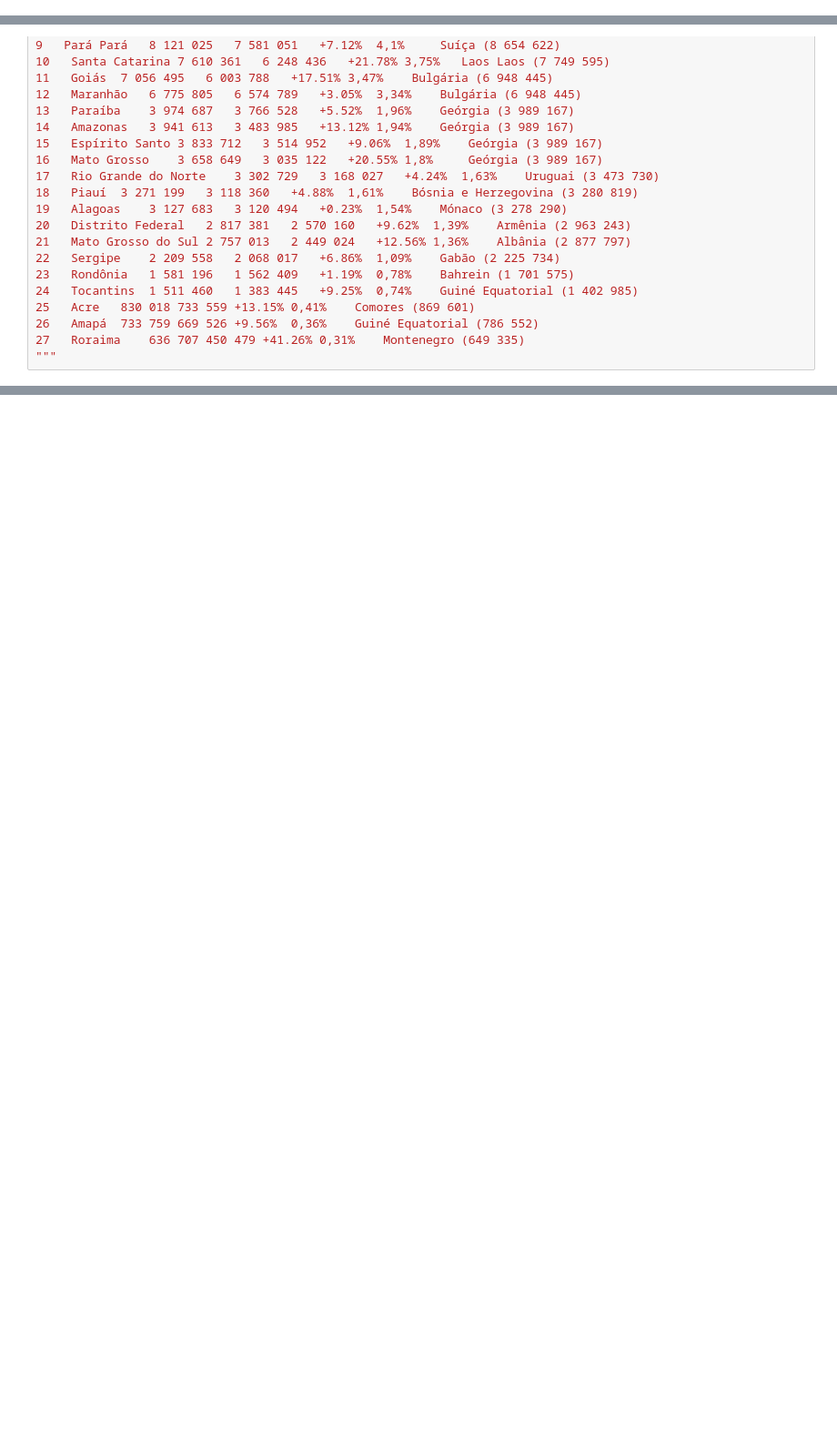
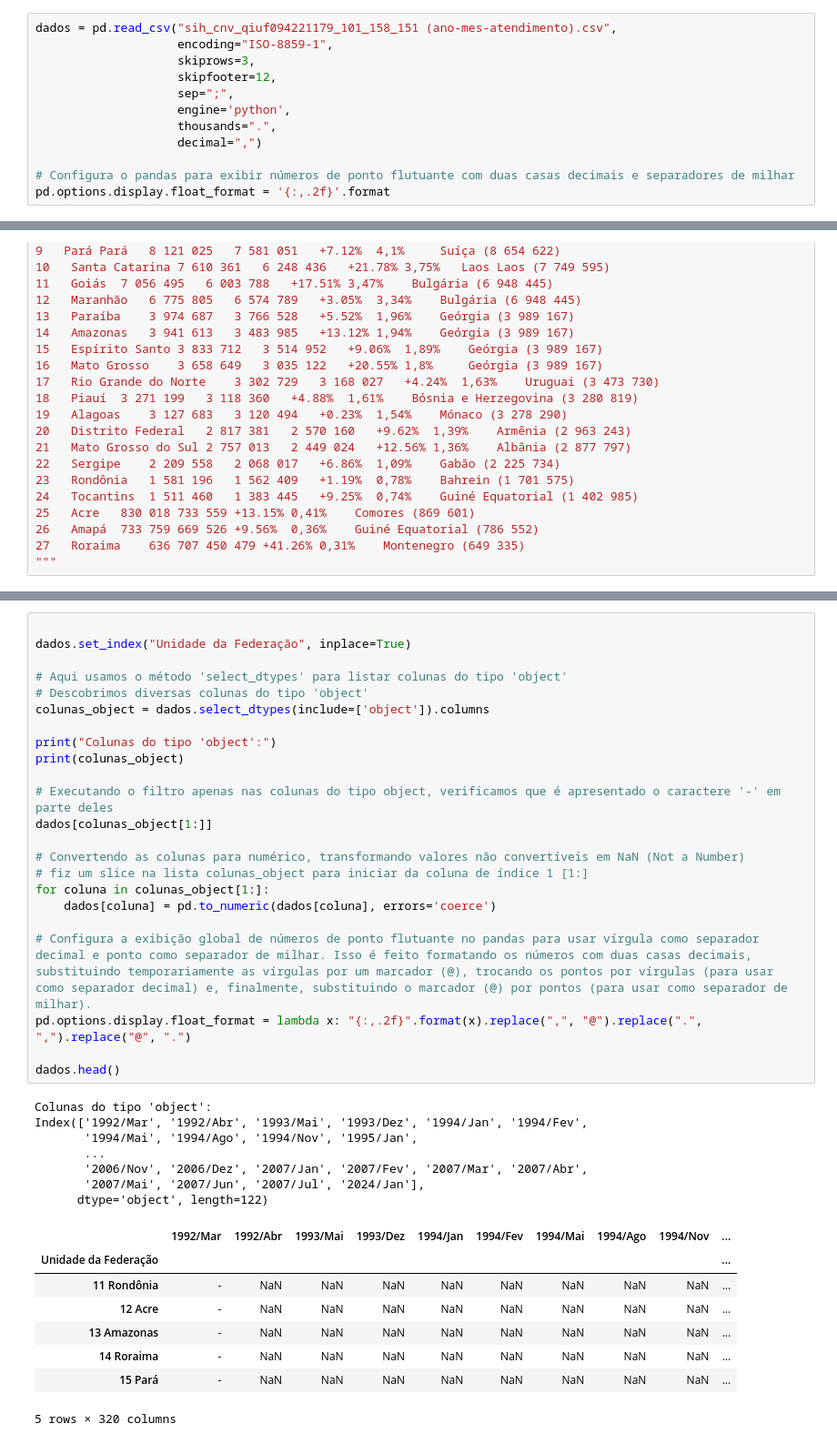
Before and after one commit to alexsoares4a/producao_hospitalar, a Jupyter notebook: visualizacao_dados_aula01_copiar_str.ipynb, the cells around one changed output, grey strips where cells are left out. Shown at 91% size. Saved outputs shown, nothing was run; the diff lists cells and outputs as text; blank space fills up the shorter version.

Commit message:
Visualização de Dados - Aula 01 - Vídeo 1 e 2

```diff
--- a/visualizacao_dados_aula01_copiar_str.ipynb
+++ b/visualizacao_dados_aula01_copiar_str.ipynb
@@ -7,6 +7,18 @@ import pandas as pd
 
 # Importa a classe StringIO do módulo io para trabalhar com operações de I/O em strings.
 from io import StringIO
+# %%
+dados = pd.read_csv("sih_cnv_qiuf094221179_101_158_151 (ano-mes-atendimento).csv",
+                    encoding="ISO-8859-1",
+                    skiprows=3,
+                    skipfooter=12,
+                    sep=";",
+                    engine='python',
+                    thousands=".",
+                    decimal=",")
+
+# Configura o pandas para exibir números de ponto flutuante com duas casas decimais e separadores de milhar
+pd.options.display.float_format = '{:,.2f}'.format
 # %%
 dados_populacao_ibge = """
 Posição	Unidade federativa	População(Censo de 2022)[2]	População(Censo de 2010)[3]	Mudança	% da pop. total	País comparável (habitantes)
@@ -206,0 +239,39 @@ novos_dados.head(3)
+# %%
+
+dados.set_index("Unidade da Federação", inplace=True)
+
+# Aqui usamos o método 'select_dtypes' para listar colunas do tipo 'object'
+# Descobrimos diversas colunas do tipo 'object'
+colunas_object = dados.select_dtypes(include=['object']).columns
+
+print("Colunas do tipo 'object':")
+print(colunas_object)
+
+# Executando o filtro apenas nas colunas do tipo object, verificamos que é apresentado o caractere '-' em parte deles
+dados[colunas_object[1:]]
+
+# Convertendo as colunas para numérico, transformando valores não convertíveis em NaN (Not a Number)
+# fiz um slice na lista colunas_object para iniciar da coluna de índice 1 [1:]
+for coluna in colunas_object[1:]:
+    dados[coluna] = pd.to_numeric(dados[coluna], errors='coerce')
+
+# Configura a exibição global de números de ponto flutuante no pandas para usar vírgula como separador decimal e ponto como separador de milhar. Isso é feito formatando os números com duas casas decimais, substituindo temporariamente as vírgulas por um marcador (@), trocando os pontos por vírgulas (para usar como separador decimal) e, finalmente, substituindo o marcador (@) por pontos (para usar como separador de milhar).
+pd.options.display.float_format = lambda x: "{:,.2f}".format(x).replace(",", "@").replace(".", ",").replace("@", ".")
+
+dados.head()
+# %% [output]
+Colunas do tipo 'object':
+Index(['1992/Mar', '1992/Abr', '1993/Mai', '1993/Dez', '1994/Jan', '1994/Fev',
+       '1994/Mai', '1994/Ago', '1994/Nov', '1995/Jan',
+       ...
+       '2006/Nov', '2006/Dez', '2007/Jan', '2007/Fev', '2007/Mar', '2007/Abr',
+       '2007/Mai', '2007/Jun', '2007/Jul', '2024/Jan'],
+      dtype='object', length=122)
+|  | 1992/Mar | 1992/Abr | 1993/Mai | 1993/Dez | 1994/Jan | 1994/Fev | 1994/Mai | 1994/Ago | 1994/Nov | ... |
+| Unidade da Federação |  |  |  |  |  |  |  |  |  | ... |
+| 11 Rondônia | - | NaN | NaN | NaN | NaN | NaN | NaN | NaN | NaN | ... |
+| 12 Acre | - | NaN | NaN | NaN | NaN | NaN | NaN | NaN | NaN | ... |
+| 13 Amazonas | - | NaN | NaN | NaN | NaN | NaN | NaN | NaN | NaN | ... |
+| 14 Roraima | - | NaN | NaN | NaN | NaN | NaN | NaN | NaN | NaN | ... |
+| 15 Pará | - | NaN | NaN | NaN | NaN | NaN | NaN | NaN | NaN | ... |
+5 rows × 320 columns
```
Also changed, not shown: parts of 22 cells of this notebook.
